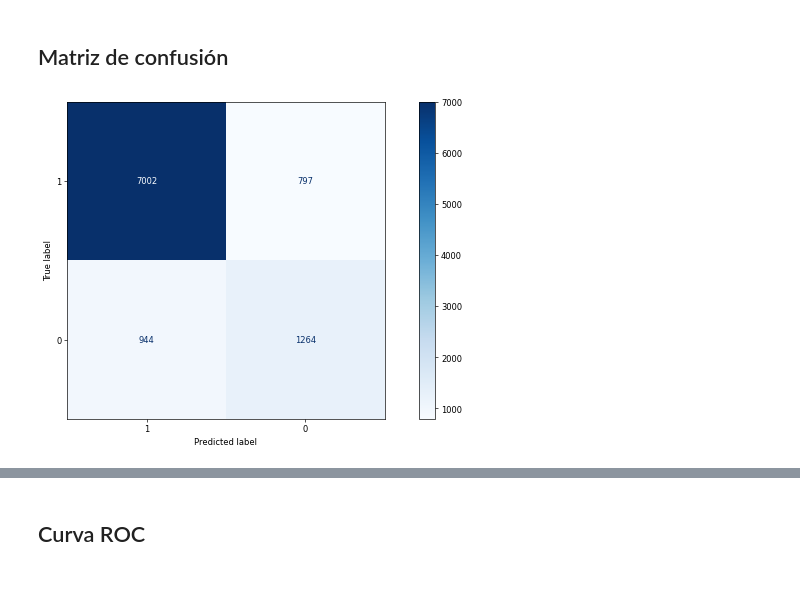
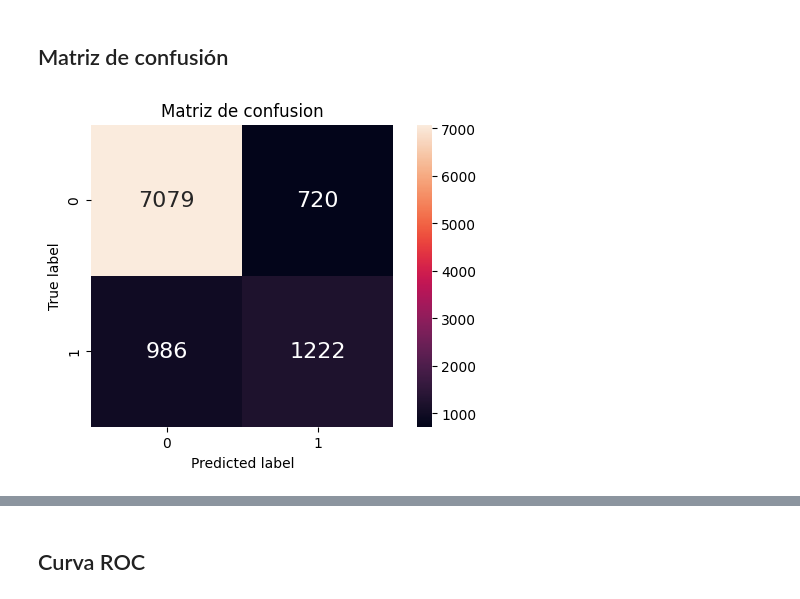
Before and after one commit to aflouret/lluvia-de-hamburguesas, a Jupyter notebook: parte_2/naive_bayes.ipynb, the cells around one changed output, grey strips where cells are left out. Drawn from its saved outputs; the diff is of its cells as text; code cells hidden in the pictures.

```diff
--- a/parte_2/naive_bayes.ipynb
+++ b/parte_2/naive_bayes.ipynb
@@ -67,7 +76,7 @@ Entrenamos el modelo y evaluamos utilizando el set de holdout.
 # %%
 X_eval = preprocessing_arboles_2(X_eval)
 
-gnb = GaussianNB(var_smoothing=0.008)
+gnb = GaussianNB(var_smoothing=0.0151)
 gnb.fit(X_train1, y_train)
 
 y_pred = gnb.predict(X_eval)
@@ -87,11 +110,15 @@ F1 Score: 0.592176153665964
 # %% [markdown]
 ## Matriz de confusión
 # %%
-fig, ax = plt.subplots(figsize=(15, 7))
-plt.grid(False)
-plot_confusion_matrix(
-    gnb, X_eval, y_eval, cmap=plt.cm.Blues, display_labels=['1', '0'], ax=ax
-)
+names = sorted(set(y_eval))
+cm = confusion_matrix(y_eval, y_pred)
+df_cm = pd.DataFrame(cm, names, names)
+
+plt.figure(dpi=100)
+plt.title("Matriz de confusion")
+sns.heatmap(df_cm, annot=True, annot_kws={"size": 16}, fmt='g', square=True)
+plt.ylabel("True label")
+plt.xlabel("Predicted label")
 plt.show()
 # %% [output]
-[figure, old version]
+[figure, new version]
```
Also changed, not shown: parts of 15 cells of this notebook, 11 other files.
